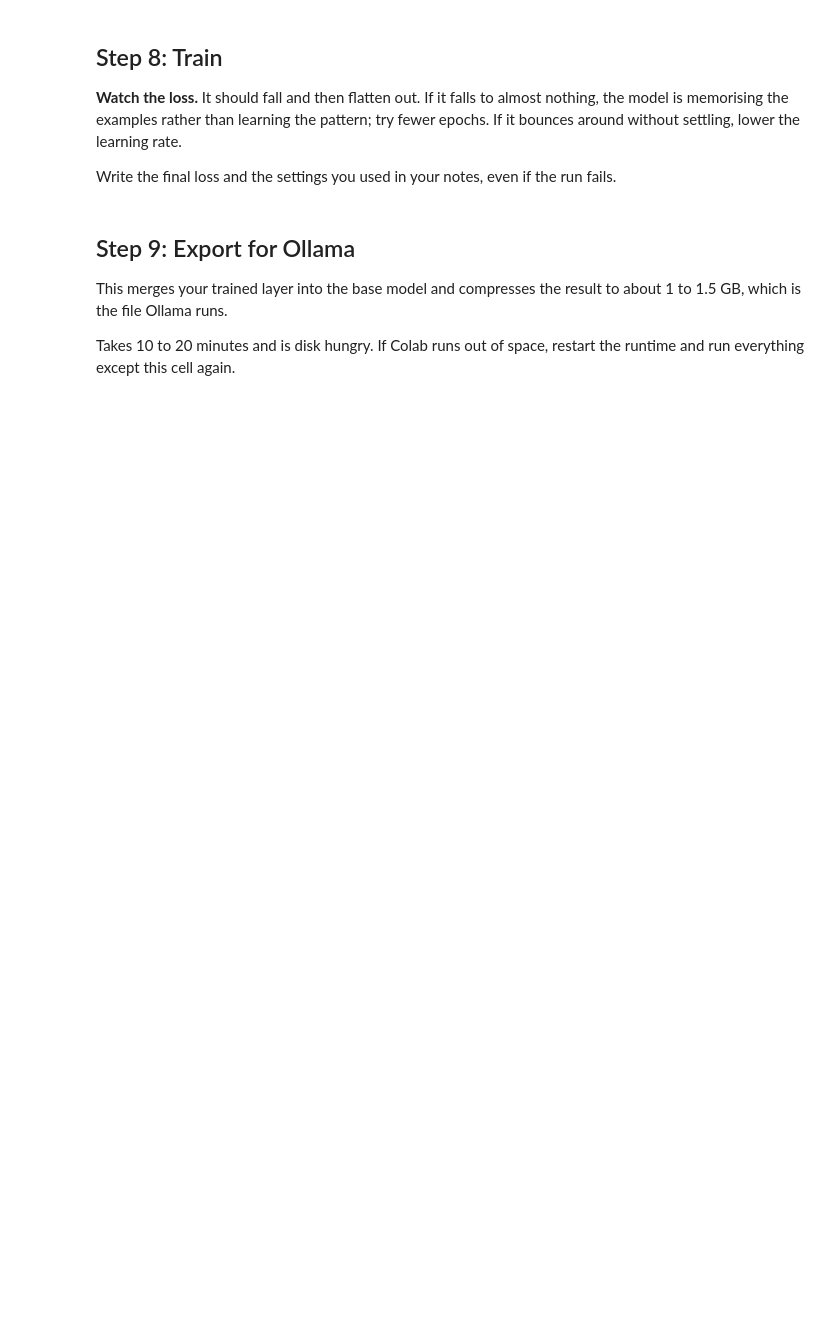
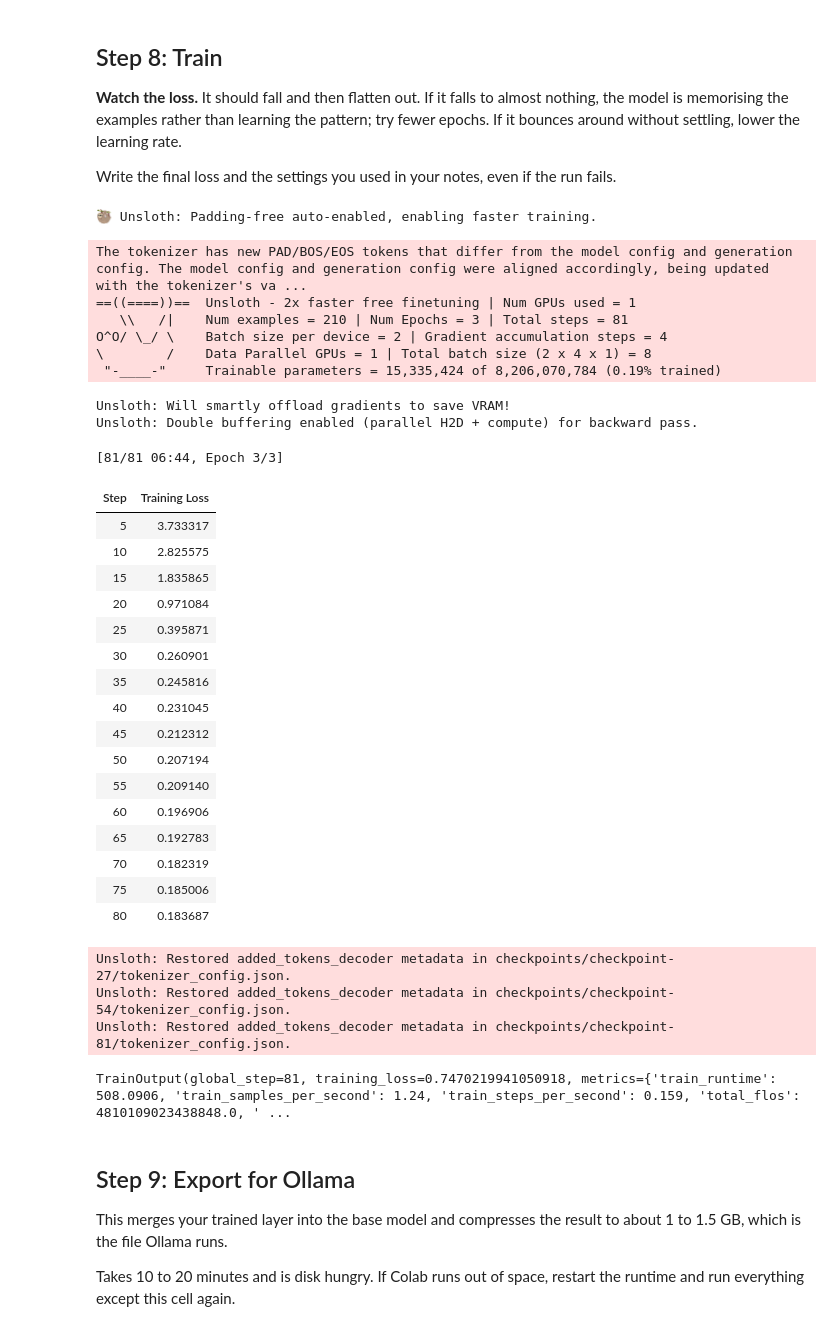
Before and after one commit to Yarida-nes/yard-voice-lora, a Jupyter notebook: notebooks/train_lora_colab.ipynb, the cells around one changed output. Cells and saved outputs as stored; diff of their text form; code cells hidden in the pictures; blank space fills up the shorter version.

```diff
--- a/notebooks/train_lora_colab.ipynb
+++ b/notebooks/train_lora_colab.ipynb
@@ -43,7 +62,7 @@ time, and record what you changed and why in `TRAINING_LOG.md`.
 # %%
 ADAPTER_NAME = "yard"   # lowercase, no spaces
 
-BASE_MODEL = "unsloth/Qwen3-1.7B-unsloth-bnb-4bit"
+BASE_MODEL = "unsloth/Qwen3-8B-unsloth-bnb-4bit"
 MAX_SEQ_LENGTH = 512
 
 LORA_R = 16
@@ -202,33 +274,65 @@ Write the final loss and the settings you used in your notes, even if the run fa
 # %%
 from transformers import TrainingArguments
 from trl import SFTTrainer
 
 trainer = SFTTrainer(
     model=model,
     tokenizer=tokenizer,
     train_dataset=dataset,
     args=TrainingArguments(
         output_dir="checkpoints",
         per_device_train_batch_size=BATCH_SIZE,
         gradient_accumulation_steps=GRAD_ACCUM,
         num_train_epochs=EPOCHS,
         learning_rate=LEARNING_RATE,
         lr_scheduler_type="cosine",
-        warmup_ratio=0.1,
+        warmup_steps=8,
         fp16=True,
         logging_steps=5,
         save_strategy="epoch",
         seed=SEED,
         optim="adamw_8bit",
         report_to="none",
     ),
     dataset_text_field="text",
     max_seq_length=MAX_SEQ_LENGTH,
     packing=False,
 )
 
 stats = trainer.train()
 print(stats)
+# %% [output]
+🦥 Unsloth: Padding-free auto-enabled, enabling faster training.
+The tokenizer has new PAD/BOS/EOS tokens that differ from the model config and generation config. The model config and generation config were aligned accordingly, being updated with the tokenizer's va ...
+==((====))==  Unsloth - 2x faster free finetuning | Num GPUs used = 1
+   \\   /|    Num examples = 210 | Num Epochs = 3 | Total steps = 81
+O^O/ \_/ \    Batch size per device = 2 | Gradient accumulation steps = 4
+\        /    Data Parallel GPUs = 1 | Total batch size (2 x 4 x 1) = 8
+ "-____-"     Trainable parameters = 15,335,424 of 8,206,070,784 (0.19% trained)
+Unsloth: Will smartly offload gradients to save VRAM!
+Unsloth: Double buffering enabled (parallel H2D + compute) for backward pass.
+[81/81 06:44, Epoch 3/3]
+| Step | Training Loss |
+| 5 | 3.733317 |
+| 10 | 2.825575 |
+| 15 | 1.835865 |
+| 20 | 0.971084 |
+| 25 | 0.395871 |
+| 30 | 0.260901 |
+| 35 | 0.245816 |
+| 40 | 0.231045 |
+| 45 | 0.212312 |
+| 50 | 0.207194 |
+| 55 | 0.209140 |
+| 60 | 0.196906 |
+| 65 | 0.192783 |
+| 70 | 0.182319 |
+| 75 | 0.185006 |
+| 80 | 0.183687 |
+Unsloth: Restored added_tokens_decoder metadata in checkpoints/checkpoint-27/tokenizer_config.json.
+Unsloth: Restored added_tokens_decoder metadata in checkpoints/checkpoint-54/tokenizer_config.json.
+Unsloth: Restored added_tokens_decoder metadata in checkpoints/checkpoint-81/tokenizer_config.json.
+TrainOutput(global_step=81, training_loss=0.7470219941050918, metrics={'train_runtime': 508.0906, 'train_samples_per_second': 1.24, 'train_steps_per_second': 0.159, 'total_flos': 4810109023438848.0, ' ...
 # %% [markdown]
 ## Step 9: Export for Ollama
 
```
Also changed, not shown: parts of 8 cells of this notebook.
